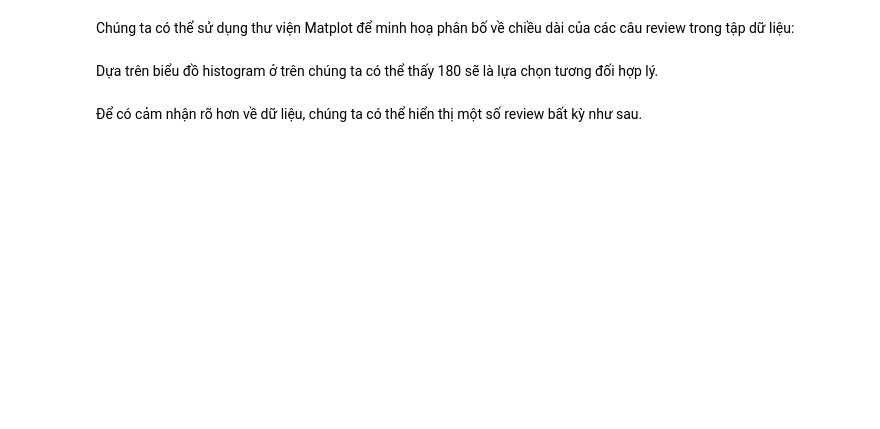
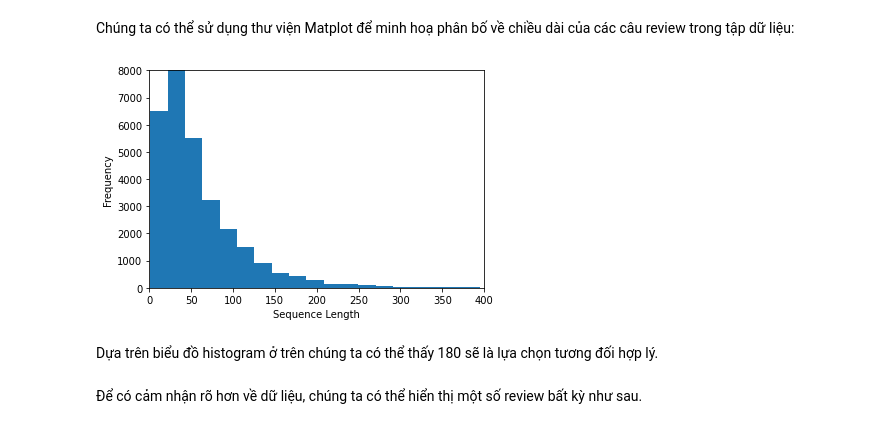
Before and after one commit to lephuocdat2000/Tu-hu, a Jupyter notebook: Description.ipynb, the cells around one changed output. Cells and saved outputs as stored; diff of their text form; code cells hidden in the pictures; blank space fills up the shorter version.

```diff
--- a/Description.ipynb
+++ b/Description.ipynb
@@ -92,11 +98,13 @@ Chúng ta có thể sử dụng thư viện Matplot để minh hoạ phân bố
 # %%
 import matplotlib.pyplot as plt
 %matplotlib inline
 plt.hist(numWords, 50)
 plt.xlabel('Sequence Length')
 plt.ylabel('Frequency')
-plt.axis([0, 1200, 0, 8000])
+plt.axis([0, 400, 0, 8000])
 plt.show()
+# %% [output]
+[figure, added]
 # %% [markdown]
 Dựa trên biểu đồ histogram ở trên chúng ta có thể thấy 180 sẽ là lựa chọn tương đối hợp lý.
 # %%
```
Also changed, not shown: parts of 7 cells of this notebook.
